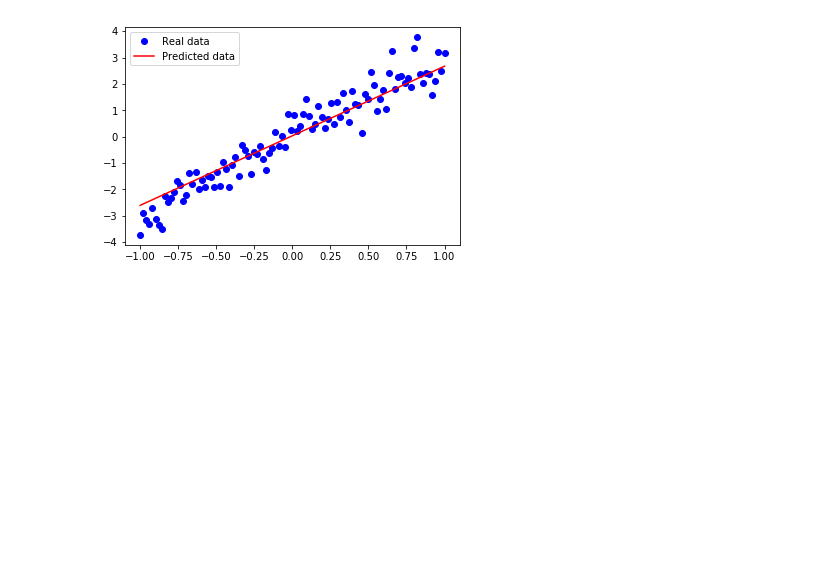
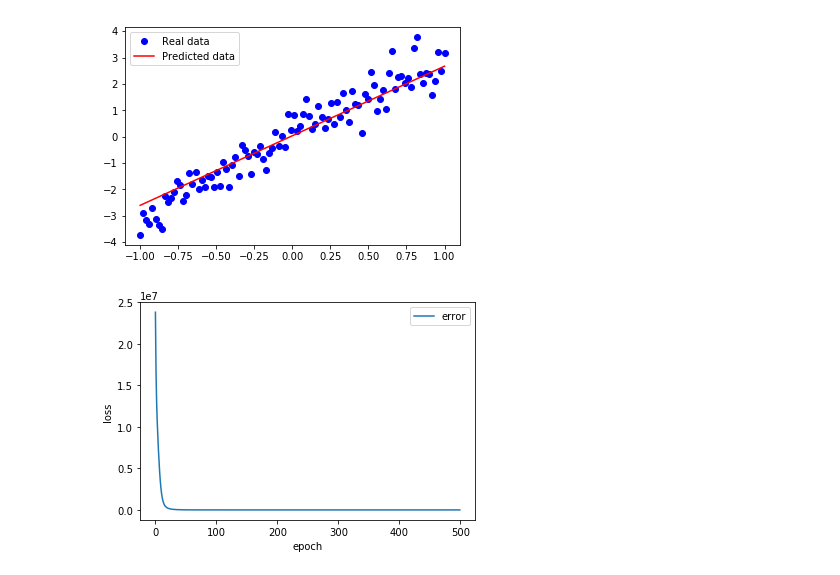
Before and after one commit to pedrodiamel/nettutorial, a Jupyter notebook: tf_linear_regression.ipynb, the cells around one changed output. Saved outputs shown, nothing was run; the diff lists cells and outputs as text; code cells hidden in the pictures; blank space fills up the shorter version.

Commit message:
update examples tensorflow

```diff
--- a/tf_linear_regression.ipynb
+++ b/tf_linear_regression.ipynb
@@ -407,3 +405,82 @@ loss: 3.3651654720306396
 loss: 1.040254831314087
 loss: 0.44672733545303345
 [figure]
+# %%
+# Computer backpropagation
+# http://pytorch.org/tutorials/beginner/pytorch_with_examples.html#examples
+# First we set up the computational graph:
+
+# N is batch size; D_in is input dimension;
+# H is hidden dimension; D_out is output dimension.
+N, D_in, H, D_out = 64, 1000, 100, 10
+
+
+# Create placeholders for the input and target data; these will be filled
+# with real data when we execute the graph.
+x = tf.placeholder(tf.float32, shape=(None, D_in))
+y = tf.placeholder(tf.float32, shape=(None, D_out))
+
+# Create Variables for the weights and initialize them with random data.
+# A TensorFlow Variable persists its value across executions of the graph.
+w1 = tf.Variable(tf.random_normal((D_in, H)))
+w2 = tf.Variable(tf.random_normal((H, D_out)))
+
+# Forward pass: Compute the predicted y using operations on TensorFlow Tensors.
+# Note that this code does not actually perform any numeric operations; it
+# merely sets up the computational graph that we will later execute.
+h = tf.matmul(x, w1)
+h_relu = tf.maximum(h, tf.zeros(1))
+y_pred = tf.matmul(h_relu, w2)
+
+
+# Compute loss using operations on TensorFlow Tensors
+loss = tf.reduce_sum((y - y_pred) ** 2.0)
+
+
+# Compute gradient of the loss with respect to w1 and w2.
+grad_w1, grad_w2 = tf.gradients(loss, [w1, w2])
+
+
+# Update the weights using gradient descent. To actually update the weights
+# we need to evaluate new_w1 and new_w2 when executing the graph. Note that
+# in TensorFlow the the act of updating the value of the weights is part of
+# the computational graph; in PyTorch this happens outside the computational
+# graph.
+learning_rate = 1e-6
+new_w1 = w1.assign(w1 - learning_rate * grad_w1)
+new_w2 = w2.assign(w2 - learning_rate * grad_w2)
+
+
+# Now we have built our computational graph, so we enter a TensorFlow session to
+# actually execute the graph.
+with tf.Session() as sess:
+
+    # Run the graph once to initialize the Variables w1 and w2.
+    sess.run(tf.global_variables_initializer())
+
+    # Create numpy arrays holding the actual data for the inputs x and targets
+    # y
+    x_value = np.random.randn(N, D_in)
+    y_value = np.random.randn(N, D_out)
+
+    epoch = 500
+    error = np.zeros(epoch)
+    for i in range(epoch):
+        # Execute the graph many times. Each time it executes we want to bind
+        # x_value to x and y_value to y, specified with the feed_dict argument.
+        # Each time we execute the graph we want to compute the values for loss,
+        # new_w1, and new_w2; the values of these Tensors are returned as numpy
+        # arrays.
+        loss_value, _, _ = sess.run([loss, new_w1, new_w2],
+                                    feed_dict={x: x_value, y: y_value})
+        #print(loss_value)
+        error[i] = loss_value
+
+# plot error
+plt.plot(error,'-', label='error')
+plt.xlabel('epoch')
+plt.ylabel('loss')
+plt.legend()
+plt.show()
+# %% [output]
+[figure, added]
```
Also changed, not shown: parts of 1 cell of this notebook.
